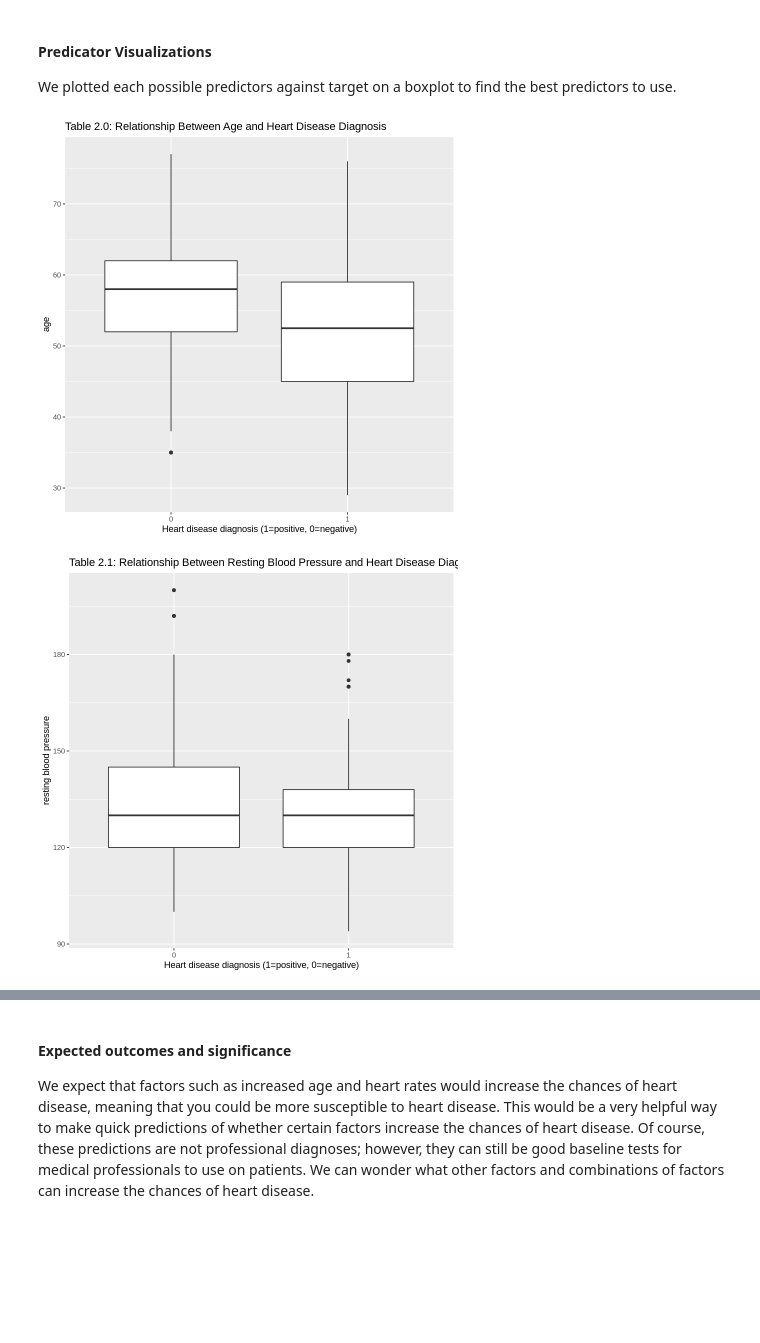
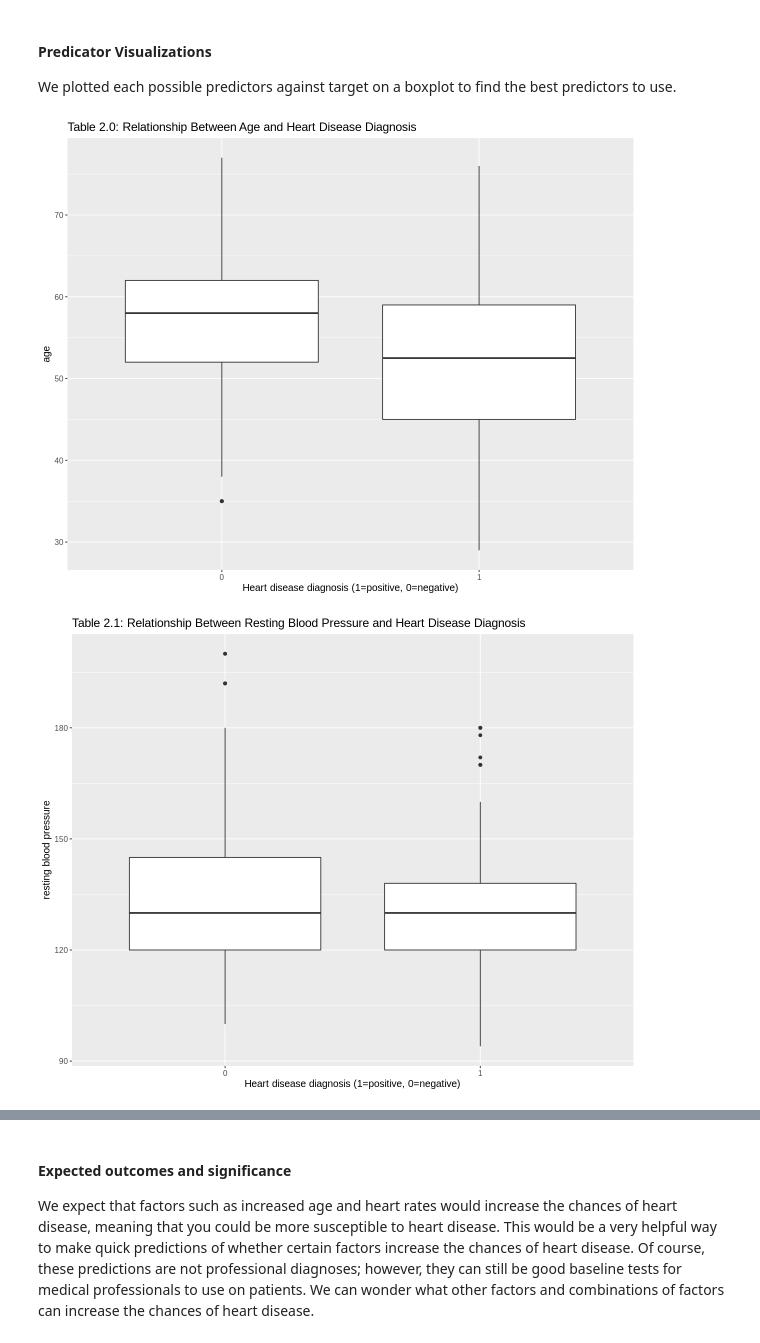
Before and after one commit to jewelw11/dsci-100-project, a Jupyter notebook: heart disease project.ipynb, the cells around one changed output, grey strips where cells are left out. Saved outputs shown, nothing was run; the diff lists cells and outputs as text; code cells hidden in the pictures; blank space fills up the shorter version.

```diff
--- a/heart disease project.ipynb
+++ b/heart disease project.ipynb
@@ -178,26 +178,26 @@ Both graphs show that patients with a negative difference between their hypothes
 #### Predicator Visualizations ####
 We plotted each possible predictors against target on a boxplot to find the best predictors to use.
 # %%
+options(repr.plot.width = 10, repr.plot.height = 8)
 box_plot_age<- heart_training|>
-ggplot(aes(x=age, y=target))+
+ggplot(aes(x = target, y = age))+
 geom_boxplot()+
-labs(x="age", y="Heart disease diagnosis (1=positive, 0=negative)")+
+labs(x="Heart disease diagnosis (1=positive, 0=negative)", y="age")+
 ggtitle("Table 2.0: Relationship Between Age and Heart Disease Diagnosis")+
-coord_flip()
-
+theme(text = element_text(size= 12))
 
 box_plot_age
 # %% [output]
-[figure, old version]
+[figure, new version]
 # %%
 box_plot_bp <- heart_training|>
-ggplot(aes(x=trestbps, y=target))+
+ggplot(aes(x=target, y=trestbps))+
 geom_boxplot()+
-labs(x="resting blood pressure", y="Heart disease diagnosis (1=positive, 0=negative)")+
-coord_flip()+
-ggtitle("Table 2.1: Relationship Between Resting Blood Pressure and Heart Disease Diagnosis")
+labs(x="Heart disease diagnosis (1=positive, 0=negative)", y= "resting blood pressure")+
+ggtitle("Table 2.1: Relationship Between Resting Blood Pressure and Heart Disease Diagnosis")+
+theme(text = element_text(size= 12))
 box_plot_bp
 # %% [output]
-[figure, old version]
+[figure, new version]
 # %%
 box_plot_chol<- heart_training|>
```
Also changed, not shown: parts of 10 cells of this notebook.
